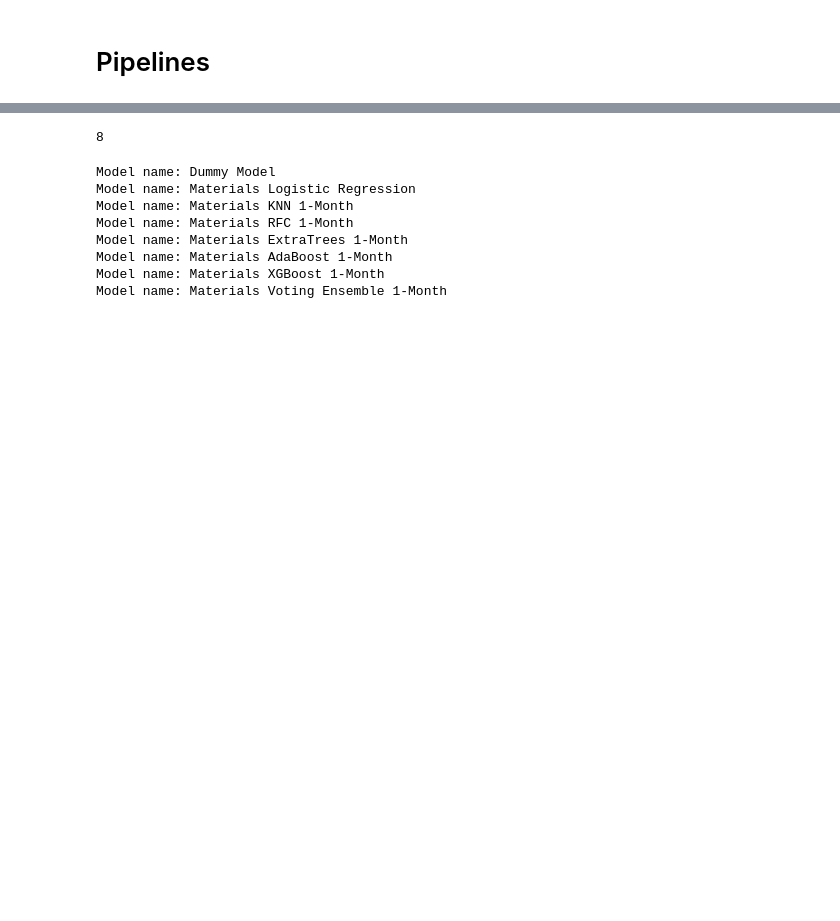
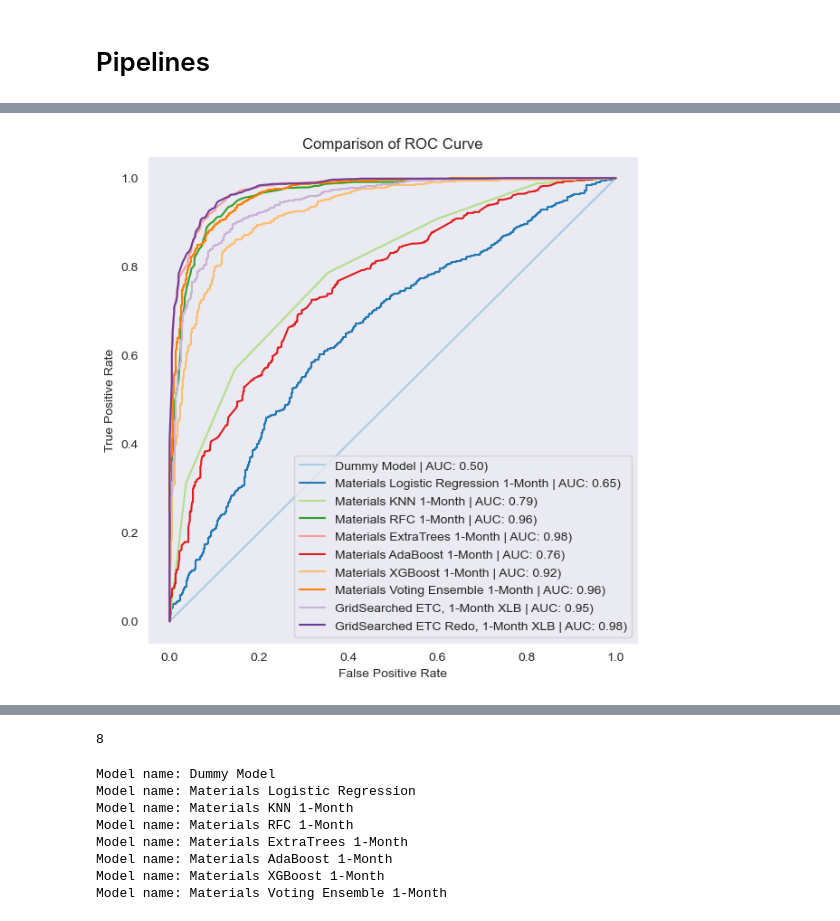
Before and after one commit to dvdhartsman/Stock_Market_Analysis, a Jupyter notebook: 2_SPDR_ETFs.ipynb, the cells around one changed output, grey strips where cells are left out. Drawn from its saved outputs; the diff is of its cells as text; code cells hidden in the pictures; blank space fills up the shorter version.

```diff
--- a/2_SPDR_ETFs.ipynb
+++ b/2_SPDR_ETFs.ipynb
@@ -389,0 +618,4 @@ logreg.compare_roc_curve()
+# %%
+gridS_cv_redo.compare_roc_curve()
+# %% [output]
+[figure, added]
```
Also changed, not shown: parts of 38 cells of this notebook, 1 other file.
